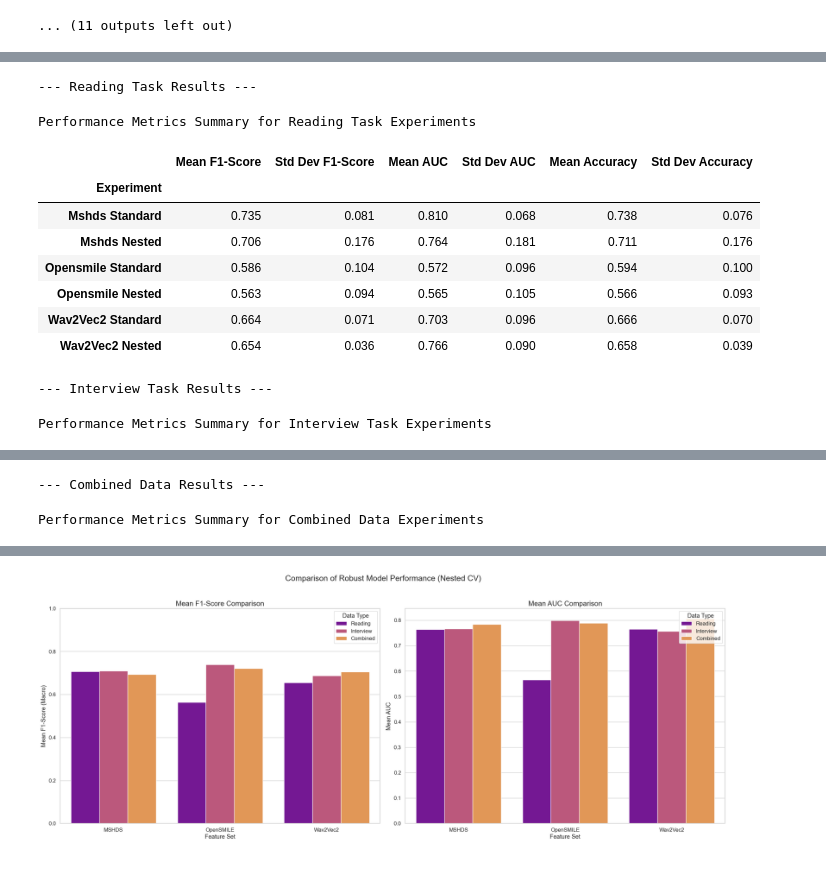
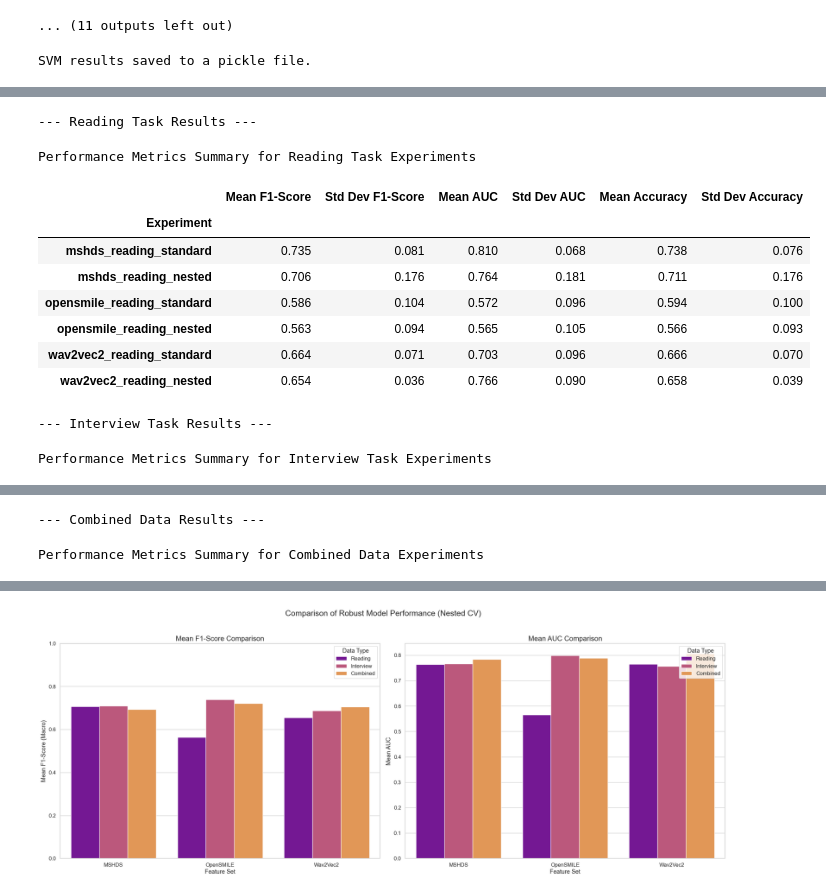
Before and after one commit to ayushpradhan-dev/robust-speech-analysis-framework, a Jupyter notebook: notebooks/03_model_evaluation.ipynb, the cells around one changed output, grey strips where cells are left out. Drawn from its saved outputs; the diff is of its cells as text; code cells hidden in the pictures.

```diff
--- a/notebooks/03_model_evaluation.ipynb
+++ b/notebooks/03_model_evaluation.ipynb
@@ -181,6 +181,14 @@ Running Nested K-fold...
 --- Running experiments for feature set: WAV2VEC2_INTERVIEW ---
 Running Standard K-fold with k=25...
 ... (11 outputs left out)
+# %%
+# Save SVM results to pkl file:
+import pickle
+with open('../data/Processed_Features/all_svm_results.pkl', 'wb') as f:
+    pickle.dump(all_results, f)
+print("SVM results saved to a pickle file.")
+# %% [output]
+SVM results saved to a pickle file.
 # %%
 # Consolidate and Display Final Results Table
 
@@ -260,11 +268,8 @@ def create_summary_table(all_results, data_type, caption_name):
         if is_match:
             results_df = data['results_df']
 
-            # Clean up the name for display in the table
-            display_name = experiment_name.replace(f'_{data_type}', '').replace('_', ' ').title()
-
             summary_data.append({
-                'Experiment': display_name,
+                'Experiment': experiment_name,
                 'Mean F1-Score': results_df['f1_score'].mean(),
                 'Std Dev F1-Score': results_df['f1_score'].std(),
                 'Mean AUC': results_df['auc'].mean(),
@@ -289,39 +294,39 @@ def create_summary_table(all_results, data_type, caption_name):
         .background_gradient(cmap='viridis_r', subset=low_is_good_cols, axis=0) \
         .set_caption(f"Performance Metrics Summary for {caption_name} Experiments") \
         .format("{:.3f}")
 
     return styled_df
 
 # Generate and Display a Table for Each Data Type
 
 # Create and display the table for the Reading Task
 reading_table = create_summary_table(all_results, 'reading', 'Reading Task')
 if reading_table:
     print("\n--- Reading Task Results ---")
     display(reading_table)
 
 # Create and display the table for the Interview Task
 interview_table = create_summary_table(all_results, 'interview', 'Interview Task')
 if interview_table:
     print("\n--- Interview Task Results ---")
     display(interview_table)
 
 # Create and display the table for the Combined Data
 combined_table = create_summary_table(all_results, 'combined', 'Combined Data')
 if combined_table:
     print("\n--- Combined Data Results ---")
     display(combined_table)
 # %% [output]
 --- Reading Task Results ---
 Performance Metrics Summary for Reading Task Experiments
 |  | Mean F1-Score | Std Dev F1-Score | Mean AUC | Std Dev AUC | Mean Accuracy | Std Dev Accuracy |
 | Experiment |  |  |  |  |  |  |
-| Mshds Standard | 0.735 | 0.081 | 0.810 | 0.068 | 0.738 | 0.076 |
-| Mshds Nested | 0.706 | 0.176 | 0.764 | 0.181 | 0.711 | 0.176 |
-| Opensmile Standard | 0.586 | 0.104 | 0.572 | 0.096 | 0.594 | 0.100 |
-| Opensmile Nested | 0.563 | 0.094 | 0.565 | 0.105 | 0.566 | 0.093 |
-| Wav2Vec2 Standard | 0.664 | 0.071 | 0.703 | 0.096 | 0.666 | 0.070 |
-| Wav2Vec2 Nested | 0.654 | 0.036 | 0.766 | 0.090 | 0.658 | 0.039 |
+| mshds_reading_standard | 0.735 | 0.081 | 0.810 | 0.068 | 0.738 | 0.076 |
+| mshds_reading_nested | 0.706 | 0.176 | 0.764 | 0.181 | 0.711 | 0.176 |
+| opensmile_reading_standard | 0.586 | 0.104 | 0.572 | 0.096 | 0.594 | 0.100 |
+| opensmile_reading_nested | 0.563 | 0.094 | 0.565 | 0.105 | 0.566 | 0.093 |
+| wav2vec2_reading_standard | 0.664 | 0.071 | 0.703 | 0.096 | 0.666 | 0.070 |
+| wav2vec2_reading_nested | 0.654 | 0.036 | 0.766 | 0.090 | 0.658 | 0.039 |
 --- Interview Task Results ---
 Performance Metrics Summary for Interview Task Experiments
 |  | Mean F1-Score | Std Dev F1-Score | Mean AUC | Std Dev AUC | Mean Accuracy | Std Dev Accuracy |
```
Also changed, not shown: parts of 1 cell of this notebook, 13 other files.
